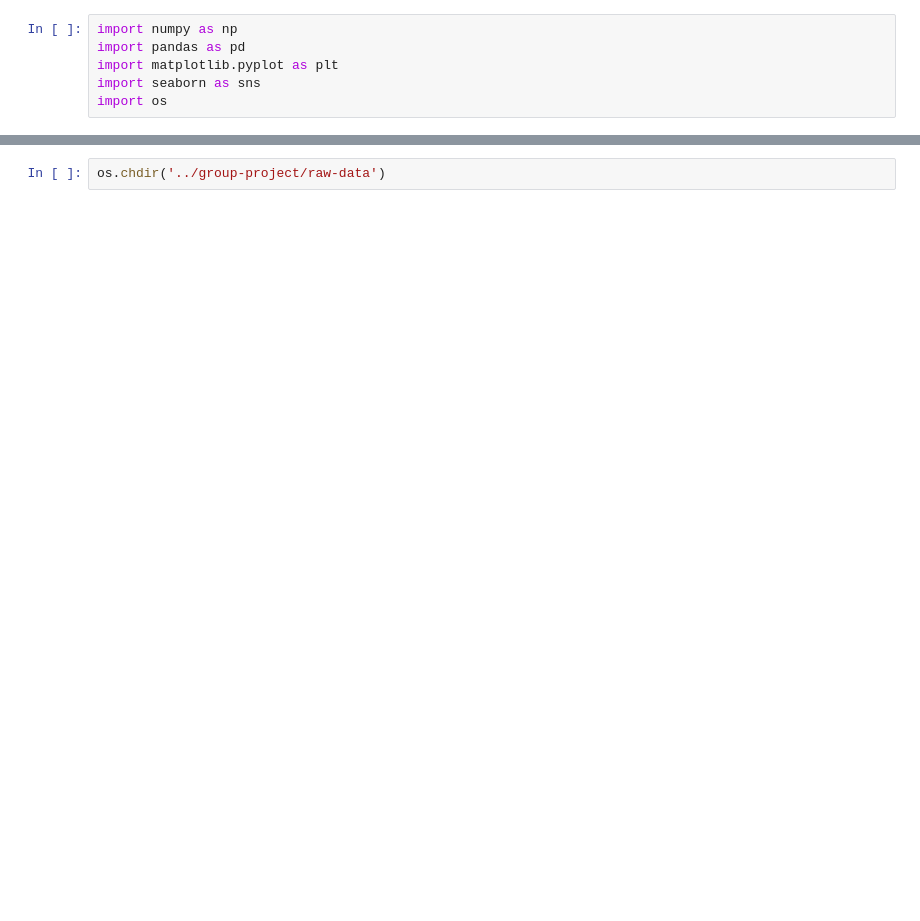
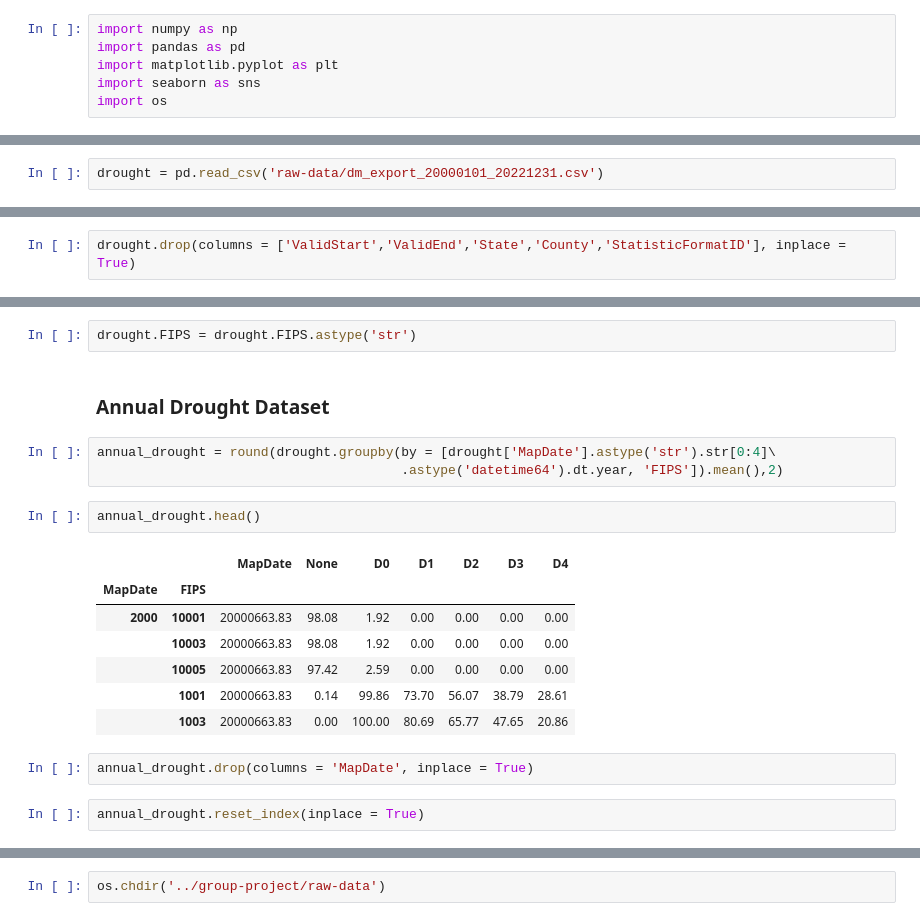
Before and after one commit to farahmalik11/project-5, a Jupyter notebook: Mrg_Temp_Drought.ipynb, the cells around one changed output, grey strips where cells are left out. Saved outputs shown, nothing was run; the diff lists cells and outputs as text; blank space fills up the shorter version.

```diff
--- a/Mrg_Temp_Drought.ipynb
+++ b/Mrg_Temp_Drought.ipynb
@@ -6,0 +352,2 @@ import os
+# %%
+drought = pd.read_csv('raw-data/dm_export_20000101_20221231.csv')
@@ -6,0 +367,2 @@ import os
+# %%
+drought.drop(columns = ['ValidStart','ValidEnd','State','County','StatisticFormatID'], inplace = True)
@@ -6,0 +381,21 @@ import os
+# %%
+drought.FIPS = drought.FIPS.astype('str')
+# %% [markdown]
+### Annual Drought Dataset
+# %%
+annual_drought = round(drought.groupby(by = [drought['MapDate'].astype('str').str[0:4]\
+                                       .astype('datetime64').dt.year, 'FIPS']).mean(),2)
+# %%
+annual_drought.head()
+# %% [output]
+|  |  | MapDate | None | D0 | D1 | D2 | D3 | D4 |
+| MapDate | FIPS |  |  |  |  |  |  |  |
+| 2000 | 10001 | 20000663.83 | 98.08 | 1.92 | 0.00 | 0.00 | 0.00 | 0.00 |
+|  | 10003 | 20000663.83 | 98.08 | 1.92 | 0.00 | 0.00 | 0.00 | 0.00 |
+|  | 10005 | 20000663.83 | 97.42 | 2.59 | 0.00 | 0.00 | 0.00 | 0.00 |
+|  | 1001 | 20000663.83 | 0.14 | 99.86 | 73.70 | 56.07 | 38.79 | 28.61 |
+|  | 1003 | 20000663.83 | 0.00 | 100.00 | 80.69 | 65.77 | 47.65 | 20.86 |
+# %%
+annual_drought.drop(columns = 'MapDate', inplace = True)
+# %%
+annual_drought.reset_index(inplace = True)
```
Also changed, not shown: parts of 83 cells of this notebook, 1 other file.
